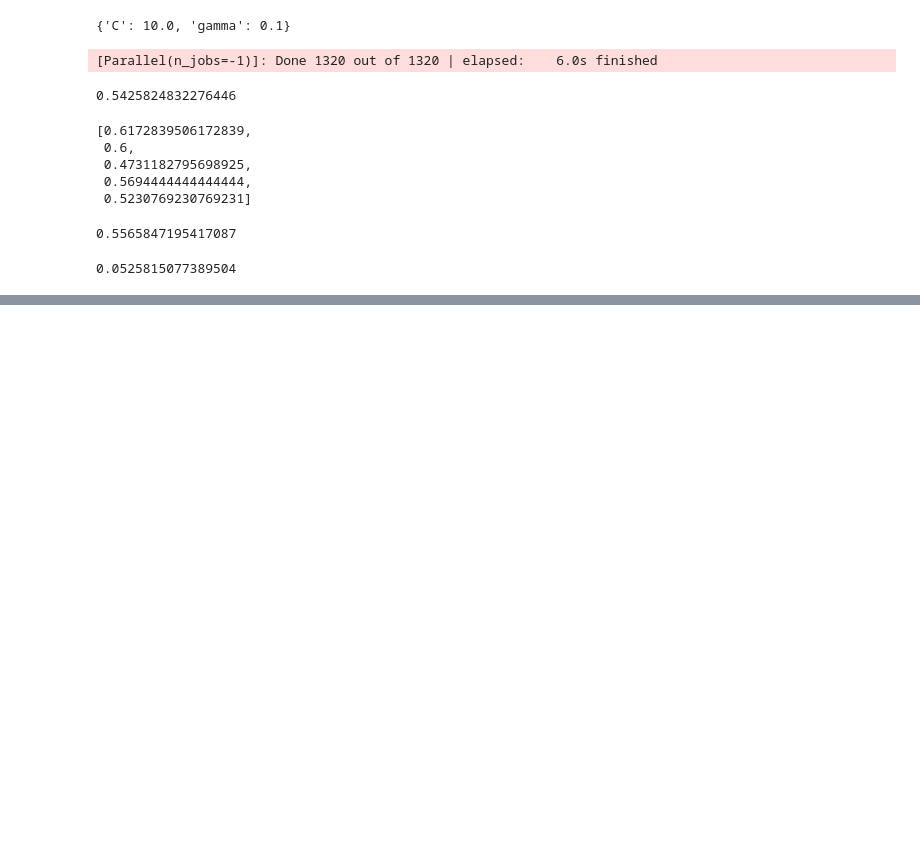
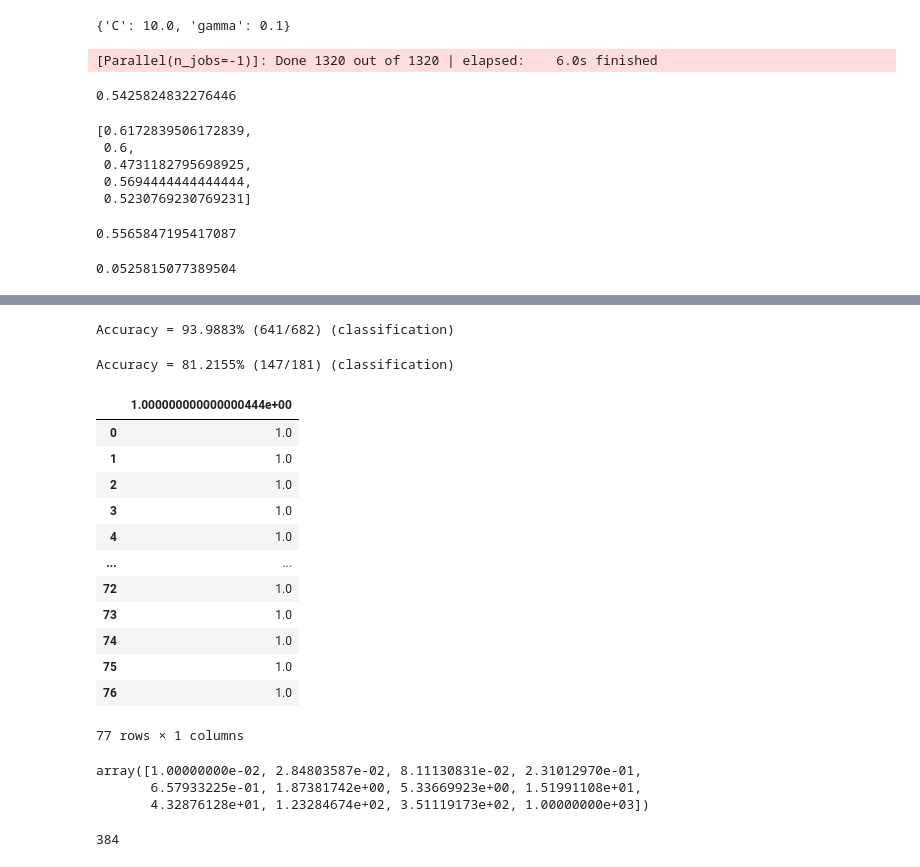
Before and after one commit to akansh12/Asquire_SPIRE, a Jupyter notebook: SVM_torchaudio/SVM_All_sounds.ipynb, the cells around one changed output, grey strips where cells are left out. Cells and saved outputs as stored; diff of their text form; code cells hidden in the pictures; blank space fills up the shorter version.

```diff
--- a/SVM_torchaudio/SVM_All_sounds.ipynb
+++ b/SVM_torchaudio/SVM_All_sounds.ipynb
@@ -836,0 +980,8 @@ np.std(tune_acc_Zzz)
+# %%
+p_label, p_acc, p_val = svm_predict(y_train.values, X_train.values, m, '-b 1')
+# %% [output]
+Accuracy = 93.9883% (641/682) (classification)
+# %%
+p_label, p_acc, p_val = svm_predict(t1.iloc[:,78].values,t1.iloc[:,:78].values, m, '-b 1')
+# %% [output]
+Accuracy = 81.2155% (147/181) (classification)
@@ -836,0 +990,16 @@ np.std(tune_acc_Zzz)
+# %%
+pd.read_csv("./mean_values")
+# %% [output]
+|  | 1.000000000000000444e+00 |
+| 0 | 1.0 |
+| 1 | 1.0 |
+| 2 | 1.0 |
+| 3 | 1.0 |
+| 4 | 1.0 |
+| ... | ... |
+| 72 | 1.0 |
+| 73 | 1.0 |
+| 74 | 1.0 |
+| 75 | 1.0 |
+| 76 | 1.0 |
+77 rows × 1 columns
@@ -836,0 +1012,10 @@ np.std(tune_acc_Zzz)
+# %%
+C_range
+# %% [output]
+array([1.00000000e-02, 2.84803587e-02, 8.11130831e-02, 2.31012970e-01,
+       6.57933225e-01, 1.87381742e+00, 5.33669923e+00, 1.51991108e+01,
+       4.32876128e+01, 1.23284674e+02, 3.51119173e+02, 1.00000000e+03])
+# %%
+12*32
+# %% [output]
+384
```
Also changed, not shown: parts of 30 cells of this notebook, 18 other files.
